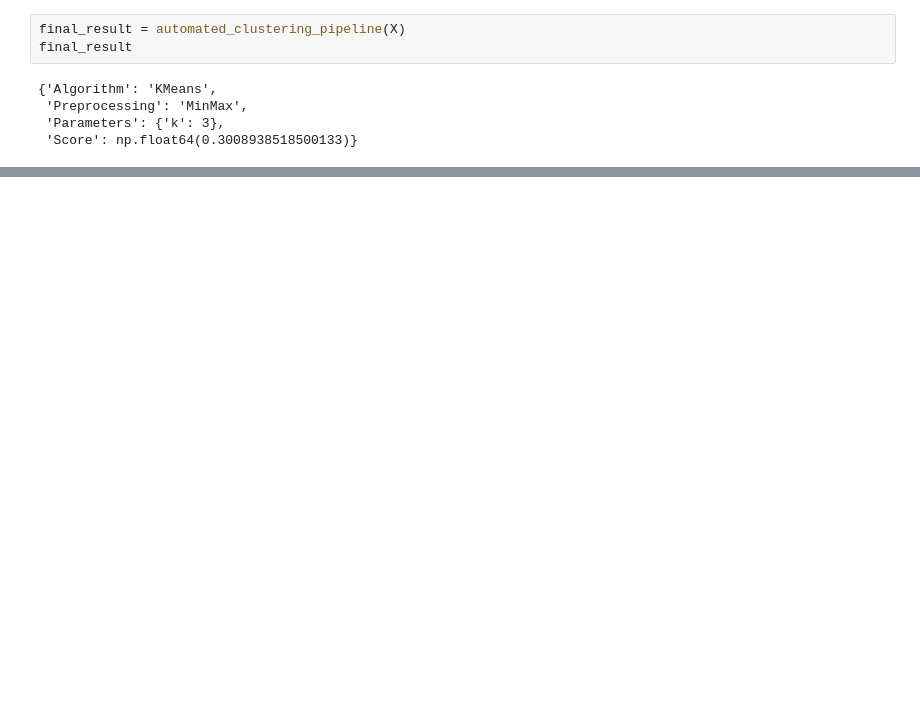
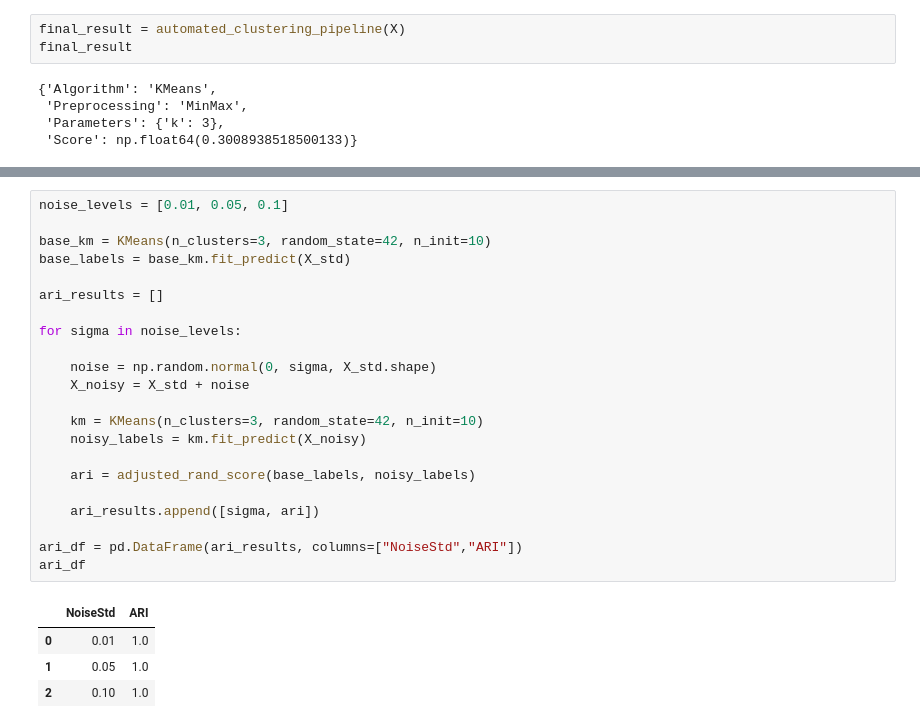
Before and after one commit to mahmoud-sadrian/Unsupervised-Wine-Clustering, a Jupyter notebook: HW-03.ipynb, the cells around one changed output, grey strips where cells are left out. Drawn from its saved outputs; the diff is of its cells as text; blank space fills up the shorter version.

```diff
--- a/HW-03.ipynb
+++ b/HW-03.ipynb
@@ -412,0 +546,27 @@ final_result
+# %%
+noise_levels = [0.01, 0.05, 0.1]
+
+base_km = KMeans(n_clusters=3, random_state=42, n_init=10)
+base_labels = base_km.fit_predict(X_std)
+
+ari_results = []
+
+for sigma in noise_levels:
+
+    noise = np.random.normal(0, sigma, X_std.shape)
+    X_noisy = X_std + noise
+
+    km = KMeans(n_clusters=3, random_state=42, n_init=10)
+    noisy_labels = km.fit_predict(X_noisy)
+
+    ari = adjusted_rand_score(base_labels, noisy_labels)
+
+    ari_results.append([sigma, ari])
+
+ari_df = pd.DataFrame(ari_results, columns=["NoiseStd","ARI"])
+ari_df
+# %% [output]
+|  | NoiseStd | ARI |
+| 0 | 0.01 | 1.0 |
+| 1 | 0.05 | 1.0 |
+| 2 | 0.10 | 1.0 |
```
Also changed, not shown: parts of 27 cells of this notebook.
